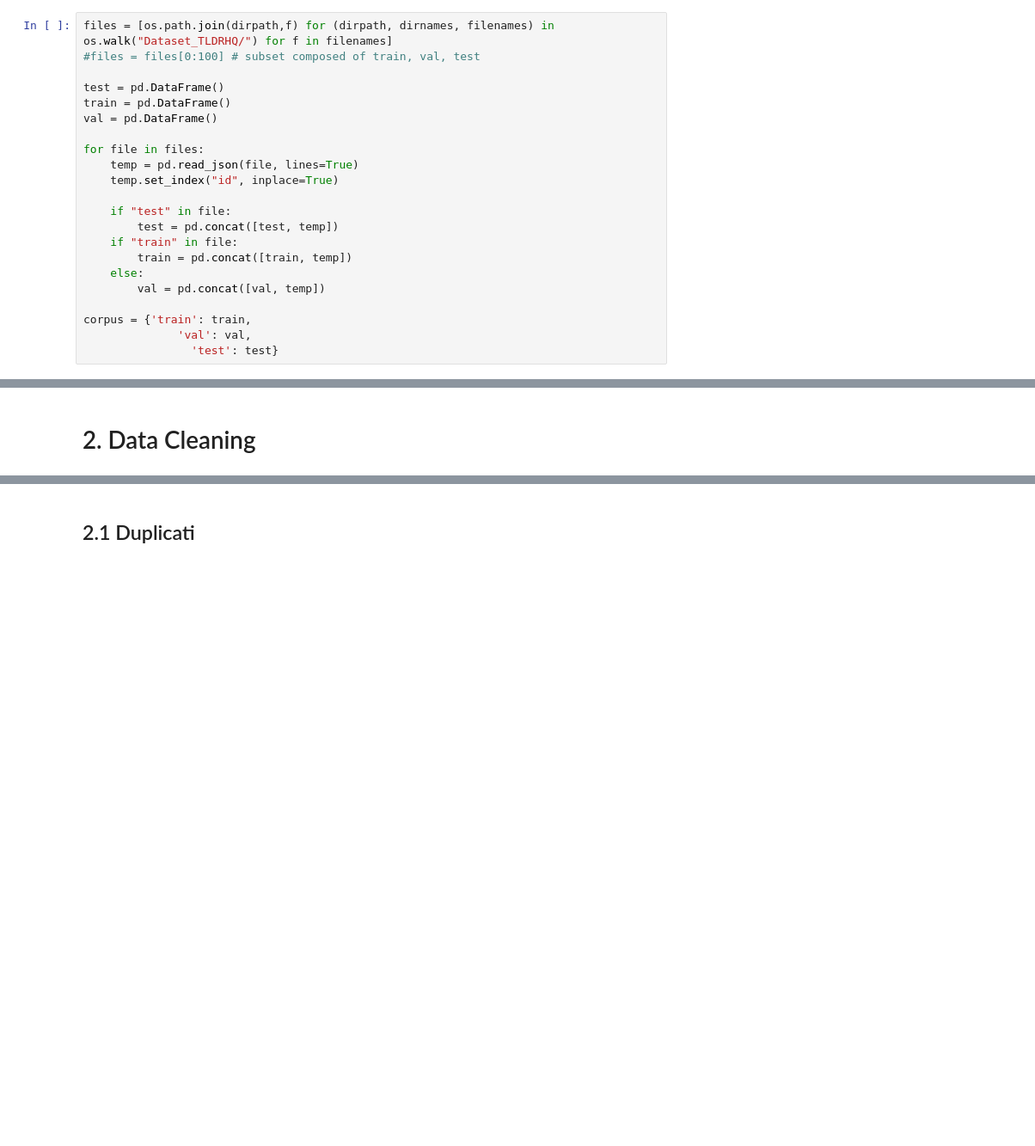
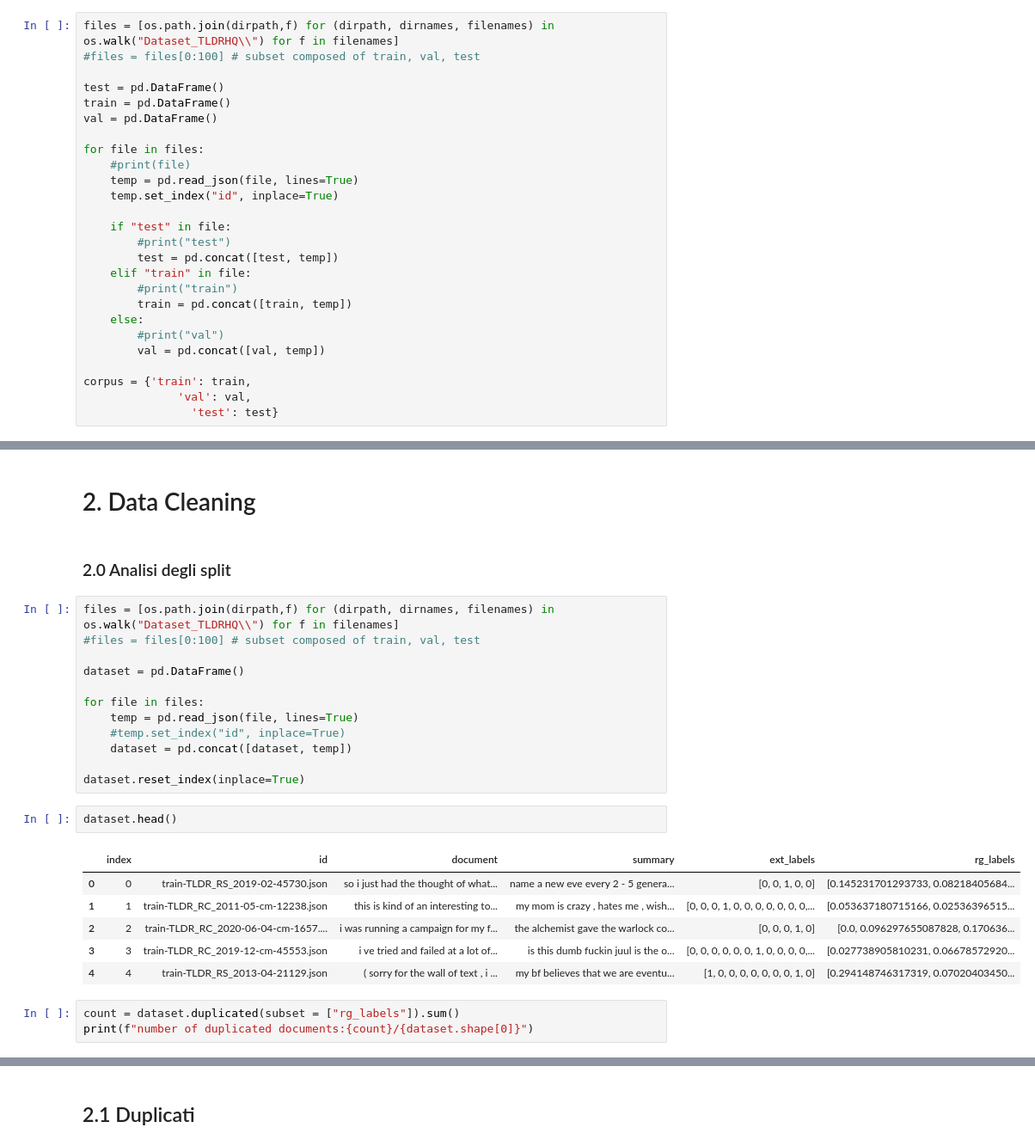
Before and after one commit to giocoal/reddit-tldr-summarizer-and-topic-modeling, a Jupyter notebook: 0_preprocessing.ipynb, the cells around one changed output, grey strips where cells are left out. Shown at 86% size. Saved outputs shown, nothing was run; the diff lists cells and outputs as text; blank space fills up the shorter version.

```diff
--- a/0_preprocessing.ipynb
+++ b/0_preprocessing.ipynb
@@ -53,7 +53,7 @@ import gensim.corpora as corpora
 # Ottieni la lista delle stopwords inglesi
 stop_words_en = stopwords.words('english')
 # %%
-files = [os.path.join(dirpath,f) for (dirpath, dirnames, filenames) in os.walk("Dataset_TLDRHQ/") for f in filenames]
+files = [os.path.join(dirpath,f) for (dirpath, dirnames, filenames) in os.walk("Dataset_TLDRHQ\\") for f in filenames]
 #files = files[0:100] # subset composed of train, val, test
 
 test = pd.DataFrame()
@@ -61,14 +61,18 @@ train = pd.DataFrame()
 val = pd.DataFrame()
 
 for file in files:
+    #print(file)
     temp = pd.read_json(file, lines=True)
     temp.set_index("id", inplace=True)
 
     if "test" in file:
+        #print("test")
         test = pd.concat([test, temp])
-    if "train" in file:
+    elif "train" in file:
+        #print("train")
         train = pd.concat([train, temp])
     else:
+        #print("val")
         val = pd.concat([val, temp])
 
 corpus = {'train': train,
@@ -291,3 +355,29 @@ for key, value in corpus.items():
 ### Number of word per document
 # %% [markdown]
 # 2. Data Cleaning
+# %% [markdown]
+### 2.0 Analisi degli split
+# %%
+files = [os.path.join(dirpath,f) for (dirpath, dirnames, filenames) in os.walk("Dataset_TLDRHQ\\") for f in filenames]
+#files = files[0:100] # subset composed of train, val, test
+
+dataset = pd.DataFrame()
+
+for file in files:
+    temp = pd.read_json(file, lines=True)
+    #temp.set_index("id", inplace=True)
+    dataset = pd.concat([dataset, temp])
+
+dataset.reset_index(inplace=True)
+# %%
+dataset.head()
+# %% [output]
+|  | index | id | document | summary | ext_labels | rg_labels |
+| 0 | 0 | train-TLDR_RS_2019-02-45730.json | so i just had the thought of what... | name a new eve every 2 - 5 genera... | [0, 0, 1, 0, 0] | [0.145231701293733, 0.08218405684... |
+| 1 | 1 | train-TLDR_RC_2011-05-cm-12238.json | this is kind of an interesting to... | my mom is crazy , hates me , wish... | [0, 0, 0, 1, 0, 0, 0, 0, 0, 0, 0,... | [0.053637180715166, 0.02536396515... |
+| 2 | 2 | train-TLDR_RC_2020-06-04-cm-1657.... | i was running a campaign for my f... | the alchemist gave the warlock co... | [0, 0, 0, 1, 0] | [0.0, 0.096297655087828, 0.170636... |
+| 3 | 3 | train-TLDR_RC_2019-12-cm-45553.json | i ve tried and failed at a lot of... | is this dumb fuckin juul is the o... | [0, 0, 0, 0, 0, 0, 1, 0, 0, 0, 0,... | [0.027738905810231, 0.06678572920... |
+| 4 | 4 | train-TLDR_RS_2013-04-21129.json | ( sorry for the wall of text , i ... | my bf believes that we are eventu... | [1, 0, 0, 0, 0, 0, 0, 0, 1, 0] | [0.294148746317319, 0.07020403450... |
+# %%
+count = dataset.duplicated(subset = ["rg_labels"]).sum()
+print(f"number of duplicated documents:{count}/{dataset.shape[0]}")
```
Also changed, not shown: parts of 28 cells of this notebook, 9 other files.
